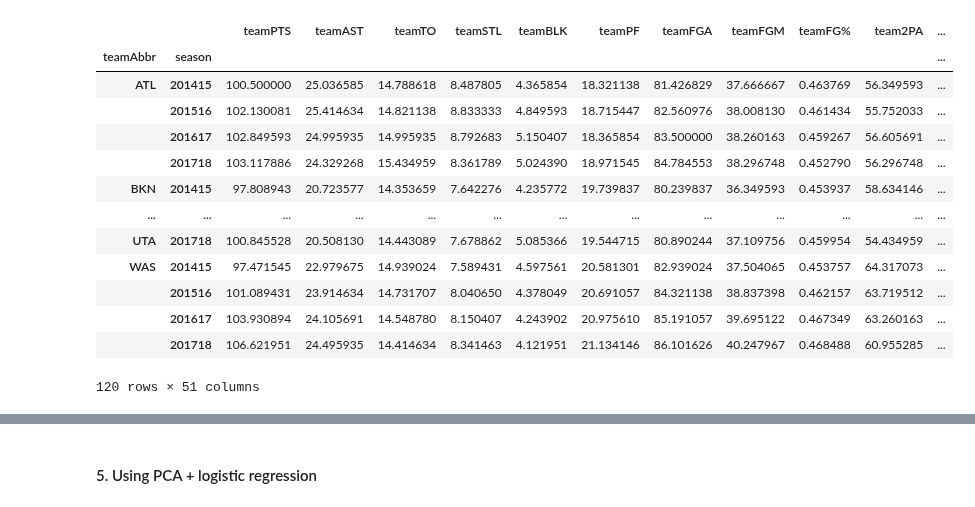
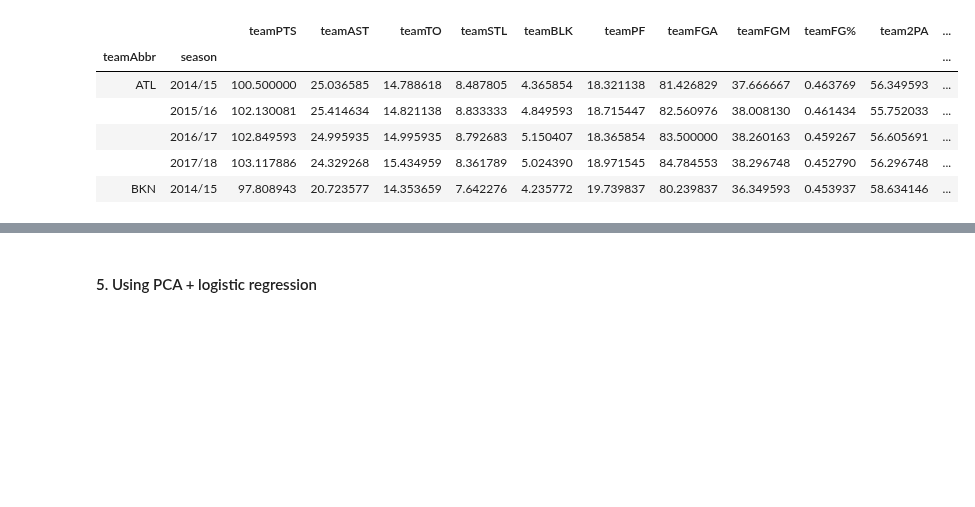
Before and after one commit to ktang98/basketball_analysis, a Jupyter notebook: basketball/basketball_analysis.ipynb, the cells around one changed output, grey strips where cells are left out. Drawn from its saved outputs; the diff is of its cells as text; code cells hidden in the pictures; blank space fills up the shorter version.

```diff
--- a/basketball/basketball_analysis.ipynb
+++ b/basketball/basketball_analysis.ipynb
@@ -31,19 +149,20 @@ scores_cpy = scores.copy()
 scores_cpy = scores_cpy.iloc[:,:61]
 
 #remove unnecessary stats
-scores_cpy.drop(columns=['gmTime', 'seasTyp', 'offLNm', 'offFNm', 'teamConf', 'teamDiv', 'teamLoc', 'teamMin', 'teamDayOff'], inplace=True)
+scores_cpy.drop(columns=['gmTime', 'seasTyp', 'offLNm', 'offFNm', 'teamConf', 'teamDiv', 'teamLoc', 'teamMin', 'teamDayOff'],
+                inplace=True)
 
 # remove duplicate rows
 scores_cpy.drop_duplicates(inplace=True)
 
 # adjust the date to be seasons
 scores_cpy['gmDate'] = pd.to_datetime(scores_cpy['gmDate'])
-season_range = {'201213': (scores_cpy['gmDate'] >= '2012-10-30') & (scores_cpy['gmDate'] <='2013-04-17'), \
-          '201314': (scores_cpy['gmDate'] >= '2013-10-29') & (scores_cpy['gmDate'] <='2014-04-16'), \
-          '201415': (scores_cpy['gmDate'] >= '2014-10-28') & (scores_cpy['gmDate'] <='2015-04-15'), \
-          '201516': (scores_cpy['gmDate'] >= '2015-10-27') & (scores_cpy['gmDate'] <='2016-04-13'), \
-          '201617': (scores_cpy['gmDate'] >= '2016-10-25') & (scores_cpy['gmDate'] <='2017-04-12'), \
-          '201718': (scores_cpy['gmDate'] >= '2017-10-17') & (scores_cpy['gmDate'] <='2018-04-11')}
+season_range = {'2012/13': (scores_cpy['gmDate'] >= '2012-10-30') & (scores_cpy['gmDate'] <='2013-04-17'), \
+          '2013/14': (scores_cpy['gmDate'] >= '2013-10-29') & (scores_cpy['gmDate'] <='2014-04-16'), \
+          '2014/15': (scores_cpy['gmDate'] >= '2014-10-28') & (scores_cpy['gmDate'] <='2015-04-15'), \
+          '2015/16': (scores_cpy['gmDate'] >= '2015-10-27') & (scores_cpy['gmDate'] <='2016-04-13'), \
+          '2016/17': (scores_cpy['gmDate'] >= '2016-10-25') & (scores_cpy['gmDate'] <='2017-04-12'), \
+          '2017/18': (scores_cpy['gmDate'] >= '2017-10-17') & (scores_cpy['gmDate'] <='2018-04-11')}
 
 seasons_data = []
 for key in season_range.keys():
@@ -58,7 +177,7 @@ win = pd.get_dummies(all_seasons['teamRslt'], prefix='Result', drop_first = True
 all_seasons['Win'] = win
 all_seasons.drop(columns='teamRslt', inplace=True)
 
-# # for each season, find the team's average stats
+# for each season, find the team's average stats
 stats_by_season = all_seasons.groupby(['season', 'teamAbbr']).mean()
 
 stats_by_season
@@ -81,12 +200,12 @@ stats_by_season
 # clean the standings table to work out play-off booleans
 # first make dates in date format and then separate by seasons
 standings['stDate'] = pd.to_datetime(standings['stDate'])
-season_range = {'201213': (standings['stDate'] >= '2012-10-30') & (standings['stDate'] <='2013-04-17'), \
-          '201314': (standings['stDate'] >= '2013-10-29') & (standings['stDate'] <='2014-04-16'), \
-          '201415': (standings['stDate'] >= '2014-10-28') & (standings['stDate'] <='2015-04-15'), \
-          '201516': (standings['stDate'] >= '2015-10-27') & (standings['stDate'] <='2016-04-13'), \
-          '201617': (standings['stDate'] >= '2016-10-25') & (standings['stDate'] <='2017-04-12'), \
-          '201718': (standings['stDate'] >= '2017-10-17') & (standings['stDate'] <='2018-04-11')}
+season_range = {'2012/13': (standings['stDate'] >= '2012-10-30') & (standings['stDate'] <='2013-04-17'), \
+          '2013/14': (standings['stDate'] >= '2013-10-29') & (standings['stDate'] <='2014-04-16'), \
+          '2014/15': (standings['stDate'] >= '2014-10-28') & (standings['stDate'] <='2015-04-15'), \
+          '2015/16': (standings['stDate'] >= '2015-10-27') & (standings['stDate'] <='2016-04-13'), \
+          '2016/17': (standings['stDate'] >= '2016-10-25') & (standings['stDate'] <='2017-04-12'), \
+          '2017/18': (standings['stDate'] >= '2017-10-17') & (standings['stDate'] <='2018-04-11')}
 
 standings_data = []
 for key in season_range.keys():
@@ -101,7 +220,8 @@ all_standings = all_standings[all_standings['stDate'].isin(end_dates)]
 all_standings.drop(columns='stDate', inplace=True)
 rankings = all_standings[['teamAbbr', 'rank', 'season']]
 rankings = rankings.groupby(['season', 'teamAbbr']).mean()
-rankings
+
+rankings.head()
 # %% [output]
 |  |  | rank |
 | season | teamAbbr |  |
@@ -143,27 +250,21 @@ all_data
 # %%
 # create a new table which has the mean of past 3 seasons and whether the team makes playoffs next season.
 # Note the input into 'rolling' is the # seasons for our moving average window
 mov_avg_data = all_data.groupby('teamAbbr').rolling(3).mean()
 
-# remove the NaN rows which are because first 2 seasons for MA don't exist
+# remove the NaN rows which exist because first 2 seasons for MA don't exist
 mov_avg_data = mov_avg_data.dropna()
 mov_avg_data.index = mov_avg_data.index.droplevel(2)
-mov_avg_data
+
+mov_avg_data.head()
 # %% [output]
 |  |  | teamPTS | teamAST | teamTO | teamSTL | teamBLK | teamPF | teamFGA | teamFGM | teamFG% | team2PA | ... |
 | teamAbbr | season |  |  |  |  |  |  |  |  |  |  | ... |
-| ATL | 201415 | 100.500000 | 25.036585 | 14.788618 | 8.487805 | 4.365854 | 18.321138 | 81.426829 | 37.666667 | 0.463769 | 56.349593 | ... |
-|  | 201516 | 102.130081 | 25.414634 | 14.821138 | 8.833333 | 4.849593 | 18.715447 | 82.560976 | 38.008130 | 0.461434 | 55.752033 | ... |
-|  | 201617 | 102.849593 | 24.995935 | 14.995935 | 8.792683 | 5.150407 | 18.365854 | 83.500000 | 38.260163 | 0.459267 | 56.605691 | ... |
-|  | 201718 | 103.117886 | 24.329268 | 15.434959 | 8.361789 | 5.024390 | 18.971545 | 84.784553 | 38.296748 | 0.452790 | 56.296748 | ... |
-| BKN | 201415 | 97.808943 | 20.723577 | 14.353659 | 7.642276 | 4.235772 | 19.739837 | 80.239837 | 36.349593 | 0.453937 | 58.634146 | ... |
-| ... | ... | ... | ... | ... | ... | ... | ... | ... | ... | ... | ... | ... |
-| UTA | 201718 | 100.845528 | 20.508130 | 14.443089 | 7.678862 | 5.085366 | 19.544715 | 80.890244 | 37.109756 | 0.459954 | 54.434959 | ... |
-| WAS | 201415 | 97.471545 | 22.979675 | 14.939024 | 7.589431 | 4.597561 | 20.581301 | 82.939024 | 37.504065 | 0.453757 | 64.317073 | ... |
-|  | 201516 | 101.089431 | 23.914634 | 14.731707 | 8.040650 | 4.378049 | 20.691057 | 84.321138 | 38.837398 | 0.462157 | 63.719512 | ... |
-|  | 201617 | 103.930894 | 24.105691 | 14.548780 | 8.150407 | 4.243902 | 20.975610 | 85.191057 | 39.695122 | 0.467349 | 63.260163 | ... |
-|  | 201718 | 106.621951 | 24.495935 | 14.414634 | 8.341463 | 4.121951 | 21.134146 | 86.101626 | 40.247967 | 0.468488 | 60.955285 | ... |
+| ATL | 2014/15 | 100.500000 | 25.036585 | 14.788618 | 8.487805 | 4.365854 | 18.321138 | 81.426829 | 37.666667 | 0.463769 | 56.349593 | ... |
+|  | 2015/16 | 102.130081 | 25.414634 | 14.821138 | 8.833333 | 4.849593 | 18.715447 | 82.560976 | 38.008130 | 0.461434 | 55.752033 | ... |
+|  | 2016/17 | 102.849593 | 24.995935 | 14.995935 | 8.792683 | 5.150407 | 18.365854 | 83.500000 | 38.260163 | 0.459267 | 56.605691 | ... |
+|  | 2017/18 | 103.117886 | 24.329268 | 15.434959 | 8.361789 | 5.024390 | 18.971545 | 84.784553 | 38.296748 | 0.452790 | 56.296748 | ... |
+| BKN | 2014/15 | 97.808943 | 20.723577 | 14.353659 | 7.642276 | 4.235772 | 19.739837 | 80.239837 | 36.349593 | 0.453937 | 58.634146 | ... |
-120 rows × 51 columns
 # %%
 # add a column of whether the team made playoffs in the next season
 # 2018-19 season playoffs data which is manually inputted from wikipedia
```
Also changed, not shown: parts of 51 cells of this notebook.
